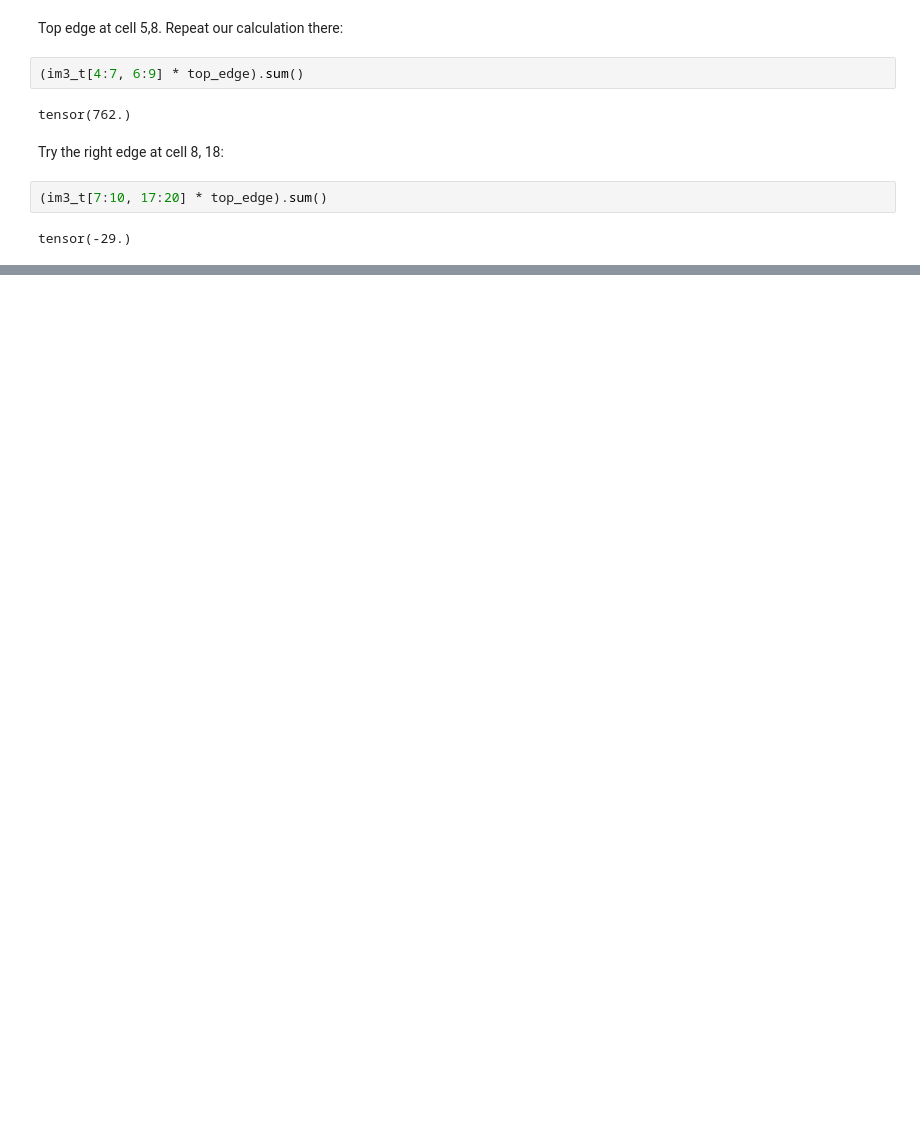
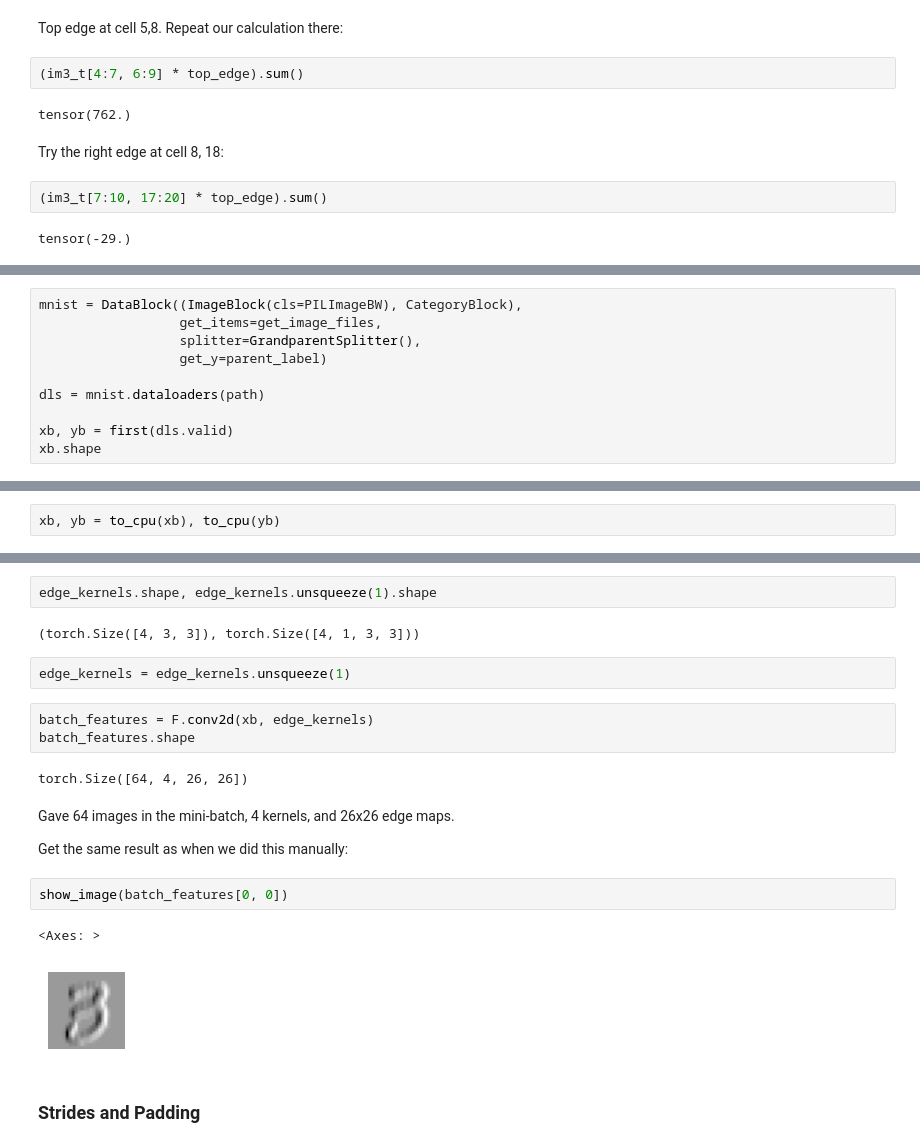
Before and after one commit to joshgregory42/practical_deep_learning, a Jupyter notebook: ch_13_convolutions.ipynb, the cells around one changed output, grey strips where cells are left out. Cells and saved outputs as stored; diff of their text form; blank space fills up the shorter version.

```diff
--- a/ch_13_convolutions.ipynb
+++ b/ch_13_convolutions.ipynb
@@ -73,0 +154,10 @@ tensor(-29.)
+# %%
+mnist = DataBlock((ImageBlock(cls=PILImageBW), CategoryBlock),
+                  get_items=get_image_files,
+                  splitter=GrandparentSplitter(),
+                  get_y=parent_label)
+
+dls = mnist.dataloaders(path)
+
+xb, yb = first(dls.valid)
+xb.shape
@@ -73,0 +168,2 @@ tensor(-29.)
+# %%
+xb, yb = to_cpu(xb), to_cpu(yb)
@@ -73,0 +180,22 @@ tensor(-29.)
+# %%
+edge_kernels.shape, edge_kernels.unsqueeze(1).shape
+# %% [output]
+(torch.Size([4, 3, 3]), torch.Size([4, 1, 3, 3]))
+# %%
+edge_kernels = edge_kernels.unsqueeze(1)
+# %%
+batch_features = F.conv2d(xb, edge_kernels)
+batch_features.shape
+# %% [output]
+torch.Size([64, 4, 26, 26])
+# %% [markdown]
+Gave 64 images in the mini-batch, 4 kernels, and 26x26 edge maps.
+
+Get the same result as when we did this manually:
+# %%
+show_image(batch_features[0, 0])
+# %% [output]
+<Axes: >
+[figure, added]
+# %% [markdown]
+### Strides and Padding
```
Also changed, not shown: parts of 96 cells of this notebook.
